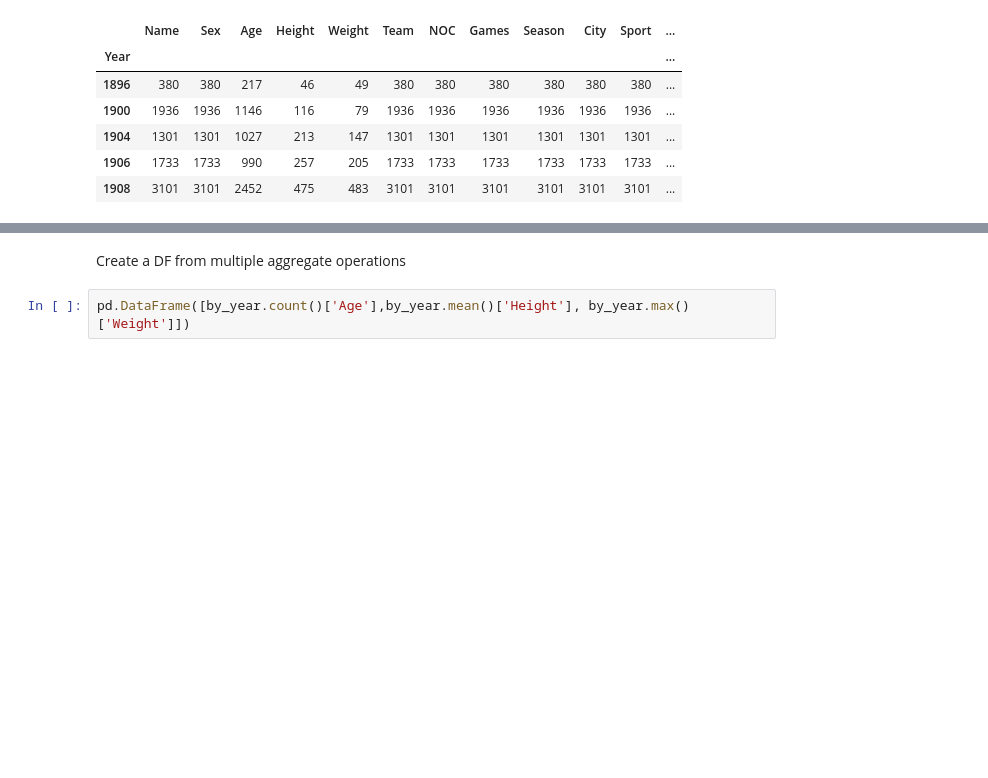
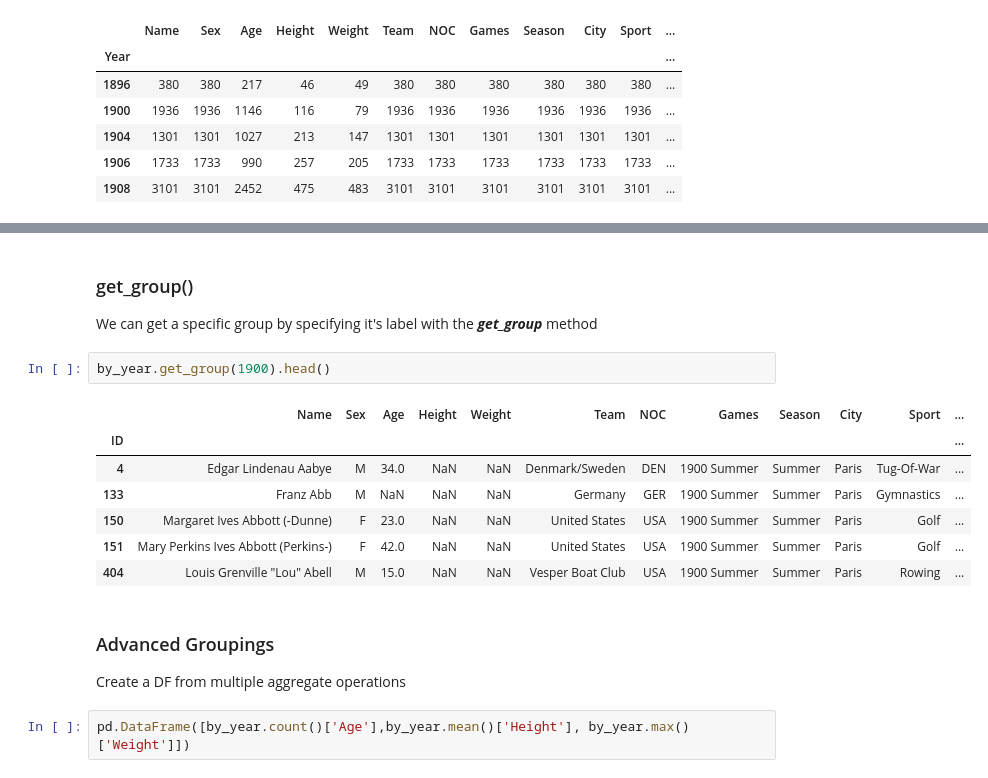
Before and after one commit to Elad-p/Python, a Jupyter notebook: Data Analysis/08_Pandas - Statistics.ipynb, the cells around one changed output, grey strips where cells are left out. Cells and saved outputs as stored; diff of their text form; blank space fills up the shorter version.

```diff
--- a/Data Analysis/08_Pandas - Statistics.ipynb
+++ b/Data Analysis/08_Pandas - Statistics.ipynb
@@ -118,4 +154,18 @@ by_year.count().head()
+# %% [markdown]
+### get_group()
+We can get a specific group by specifying it's label with the ***get_group*** method
+# %%
+by_year.get_group(1900).head()
+# %% [output]
+|  | Name | Sex | Age | Height | Weight | Team | NOC | Games | Season | City | Sport | ... |
+| ID |  |  |  |  |  |  |  |  |  |  |  | ... |
+| 4 | Edgar Lindenau Aabye | M | 34.0 | NaN | NaN | Denmark/Sweden | DEN | 1900 Summer | Summer | Paris | Tug-Of-War | ... |
+| 133 | Franz Abb | M | NaN | NaN | NaN | Germany | GER | 1900 Summer | Summer | Paris | Gymnastics | ... |
+| 150 | Margaret Ives Abbott (-Dunne) | F | 23.0 | NaN | NaN | United States | USA | 1900 Summer | Summer | Paris | Golf | ... |
+| 151 | Mary Perkins Ives Abbott (Perkins-) | F | 42.0 | NaN | NaN | United States | USA | 1900 Summer | Summer | Paris | Golf | ... |
+| 404 | Louis Grenville "Lou" Abell | M | 15.0 | NaN | NaN | Vesper Boat Club | USA | 1900 Summer | Summer | Paris | Rowing | ... |
 # %% [markdown]
+### Advanced Groupings
 Create a DF from multiple aggregate operations
 # %%
 pd.DataFrame([by_year.count()['Age'],by_year.mean()['Height'], by_year.max()['Weight']])
```
Also changed, not shown: parts of 13 cells of this notebook.
